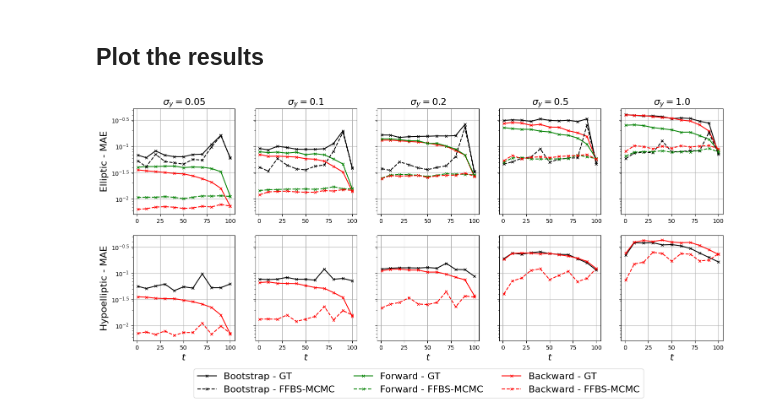
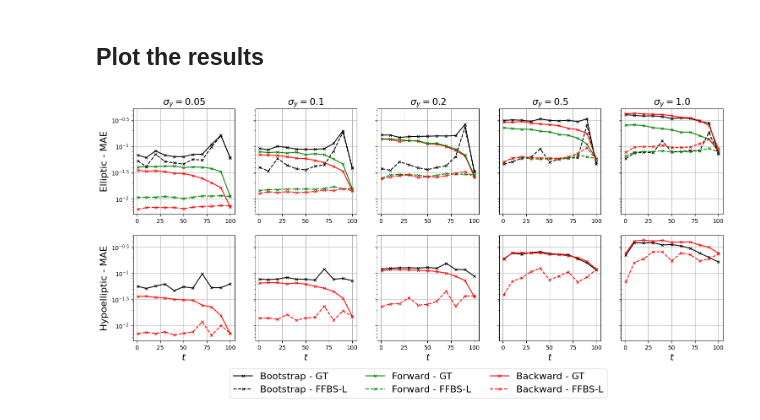
Before and after one commit to chris-stanton50/particles-cdssm, a Jupyter notebook: paper/linear_sde_smoothing/smoothing_experiment_results.ipynb, the cells around one changed output. Cells and saved outputs as stored; diff of their text form; code cells hidden in the pictures.

Commit message:
update smoothing results notebook

```diff
--- a/paper/linear_sde_smoothing/smoothing_experiment_results.ipynb
+++ b/paper/linear_sde_smoothing/smoothing_experiment_results.ipynb
@@ -8,6 +8,7 @@ import matplotlib.pyplot as plt
 import scipy.stats as stats
 
 savefig=True
+revision=True
 # %% [markdown]
 ## Load and process results from the numerical experiment: Elliptic Ornstein Uhlenbeck CD-SSM
 # %%
@@ -71,21 +73,22 @@ for df_1, df_2, df_3 in zip(dfs_1, dfs_2, dfs_3):
 # %% [markdown]
 ## Load and process results from the numerical experiment: Hypoelliptic Ornstein Uhlenbeck CD-SSM
 # %%
-run_ids = ['5', '10', '20', '50', '100']
-cdssm_str = 'iou'
+noise_levels = ['0.05', '0.1', '0.2', '0.5', '1.0']
+cdssm_str = 'IOU'
+o_or_r = 'r' if revision else 'o'
 
 dfs_part_1 , dfs_part_2, dfs_part_3, metas = [], [], [], []
 
-for run_id in run_ids:
-    df_part_1 = pd.read_json(f'./results/smoothing_exp_run_{run_id}_{cdssm_str}_part_1.json')
-    df_part_2 = pd.read_json(f'./results/smoothing_exp_run_{run_id}_{cdssm_str}_part_2.json')
-    df_part_3 = pd.read_json(f'./results/smoothing_exp_run_{run_id}_{cdssm_str}_part_3.json')
+for noise_level in noise_levels:
+    df_part_1 = pd.read_json(f'./results/remote/res_{o_or_r}_{cdssm_str}_{noise_level}_part_1.json')
+    df_part_2 = pd.read_json(f'./results/remote/res_{o_or_r}_{cdssm_str}_{noise_level}_part_2.json')
+    df_part_3 = pd.read_json(f'./results/remote/res_{o_or_r}_{cdssm_str}_{noise_level}_part_3.json')
 
     dfs_part_1.append(df_part_1)
     dfs_part_2.append(df_part_2)
     dfs_part_3.append(df_part_3)
 
-    with open(f'./results/smoothing_exp_run_{run_id}_{cdssm_str}_meta.pkl', 'rb') as f:
+    with open(f'./results/remote/res_{o_or_r}_{cdssm_str}_{noise_level}_meta.pkl', 'rb') as f:
         metadata = dill.load(f)
     metas.append(metadata)
 
@@ -131,9 +134,14 @@ for df_1, df_2, df_3 in zip(dfs_1, dfs_2, dfs_3):
 # %% [markdown]
 ## Plot the results
 # %%
-method_map = {'BootstrapDA': 'Bootstrap - GT', 'BwG_NDBr_OUP': 'Backward - GT', 'FwG_NDBrP': 'Forward - GT', 'BsR_DH': 'Bootstrap - FFBS-MCMC', 'FwR_DH_NDBrP': 'Forward - FFBS-MCMC', 'BwR_NDBr_OUP': 'Backward - FFBS-MCMC'}
-color_map = {'BootstrapDA': 'black', 'BwG_NDBr_OUP': 'red', 'FwG_NDBrP': 'green', 'BsR_DH': 'black', 'FwR_DH_NDBrP': 'green', 'BwR_NDBr_OUP': 'red'}
-ls_map = {'BootstrapDA': '-', 'BwG_NDBr_OUP': '-', 'FwG_NDBrP': '-', 'BsR_DH': '--', 'FwR_DH_NDBrP': '--', 'BwR_NDBr_OUP': '--'}
+if revision:
+    method_map = {'BootstrapDA': 'Bootstrap - GT', 'BwG_NDBr_DBrP': 'Backward - GT', 'FwG_NDBrP': 'Forward - GT', 'BsR_DH': 'Bootstrap - FFBS-L', 'FwR_DH_NDBrP': 'Forward - FFBS-L', 'BwR_NDBr_DBrP': 'Backward - FFBS-L'}
+    color_map = {'BootstrapDA': 'black', 'BwG_NDBr_DBrP': 'red', 'FwG_NDBrP': 'green', 'BsR_DH': 'black', 'FwR_DH_NDBrP': 'green', 'BwR_NDBr_DBrP': 'red'}
+    ls_map = {'BootstrapDA': '-', 'BwG_NDBr_DBrP': '-', 'FwG_NDBrP': '-', 'BsR_DH': '--', 'FwR_DH_NDBrP': '--', 'BwR_NDBr_DBrP': '--'}
+else:
+    method_map = {'BootstrapDA': 'Bootstrap - GT', 'BwG_NDBr_OUP': 'Backward - GT', 'FwG_NDBrP': 'Forward - GT', 'BsR_DH': 'Bootstrap - FFBS-MCMC', 'FwR_DH_NDBrP': 'Forward - FFBS-MCMC', 'BwR_NDBr_OUP': 'Backward - FFBS-MCMC'}
+    color_map = {'BootstrapDA': 'black', 'BwG_NDBr_OUP': 'red', 'FwG_NDBrP': 'green', 'BsR_DH': 'black', 'FwR_DH_NDBrP': 'green', 'BwR_NDBr_OUP': 'red'}
+    ls_map = {'BootstrapDA': '-', 'BwG_NDBr_OUP': '-', 'FwG_NDBrP': '-', 'BsR_DH': '--', 'FwR_DH_NDBrP': '--', 'BwR_NDBr_OUP': '--'}
 
 titles = [r'$\sigma_y=0.05$', r'$\sigma_y=0.1$', r'$\sigma_y=0.2$', r'$\sigma_y=0.5$', r'$\sigma_y=1.0$']
 lag=0
@@ -157,7 +165,10 @@ for j, mae_df, mae_conf_int_df in zip(range(5), mv_ou_mae_dfs, mv_ou_mae_conf_in
 # ax.plot(plot_obs_times, mae_df.loc['GuidedPF'].to_numpy()[lag:], '--', label='guided', c='grey', linewidth=1.5)
         ax[0, j].set_title(titles[j], fontsize=16)
 
-method_map = {'BootstrapDA': 'Bootstrap', 'BwG_NDBr_OUP': 'Backward', 'BwR_NDBr_OUP': None}
+if revision:
+    method_map = {'BootstrapDA': 'Bootstrap', 'BwG_NDBr_DBrP': 'Backward', 'BwR_NDBr_DBrP': None}
+else:
+    method_map = {'BootstrapDA': 'Bootstrap', 'BwG_NDBr_OUP': 'Backward', 'BwR_NDBr_OUP': None}
 
 
 i=1
@@ -175,32 +186,32 @@ ax[0, 0].set_yscale('log')
 ax[0, 0].set_ylabel('Elliptic - MAE', fontsize=16)
 ax[1, 0].set_yscale('log')
 ax[1, 0].set_ylabel('Hypoelliptic - MAE', fontsize=16)
 
 for j in range(5):
     ax[1, j].set_xlabel(r'$t$', fontsize=16)
 
 
 fig.subplots_adjust(bottom=0.2)
 h, l = ax[0, 0].get_legend_handles_labels()
 
 l_new = [l[0], l[3], l[2], l[4], l[1], l[5]]
 h_new = [h[0], h[3], h[2], h[4], h[1], h[5]]
 
 fig.legend(h_new, l_new,
            loc='lower center',
            bbox_to_anchor=(0.5, 0.02),
            ncol=len(h) // 2,
            fontsize=16)
 
 for a in ax.ravel():
     # set tick locations explicitly
     a.set_yticks(10.0 ** np.arange(-2, -0.4, 0.5))
     # optional: custom labels
     a.set_yticklabels([r'$10^{-2}$', r'$10^{-1.5}$', r'$10^{-1}$', r'$10^{-0.5}$'])
     a.grid()
 
 if savefig:
-    plt.savefig(f'./figures/fig_3_smoothing_results.pdf', bbox_inches='tight')
+    plt.savefig(f'./figures/fig_3_smoothing_results_{o_or_r}.pdf', bbox_inches='tight')
 plt.show()
 # %% [output]
-[figure, old version]
+[figure, new version]
```
Also changed, not shown: parts of 1 cell of this notebook.
